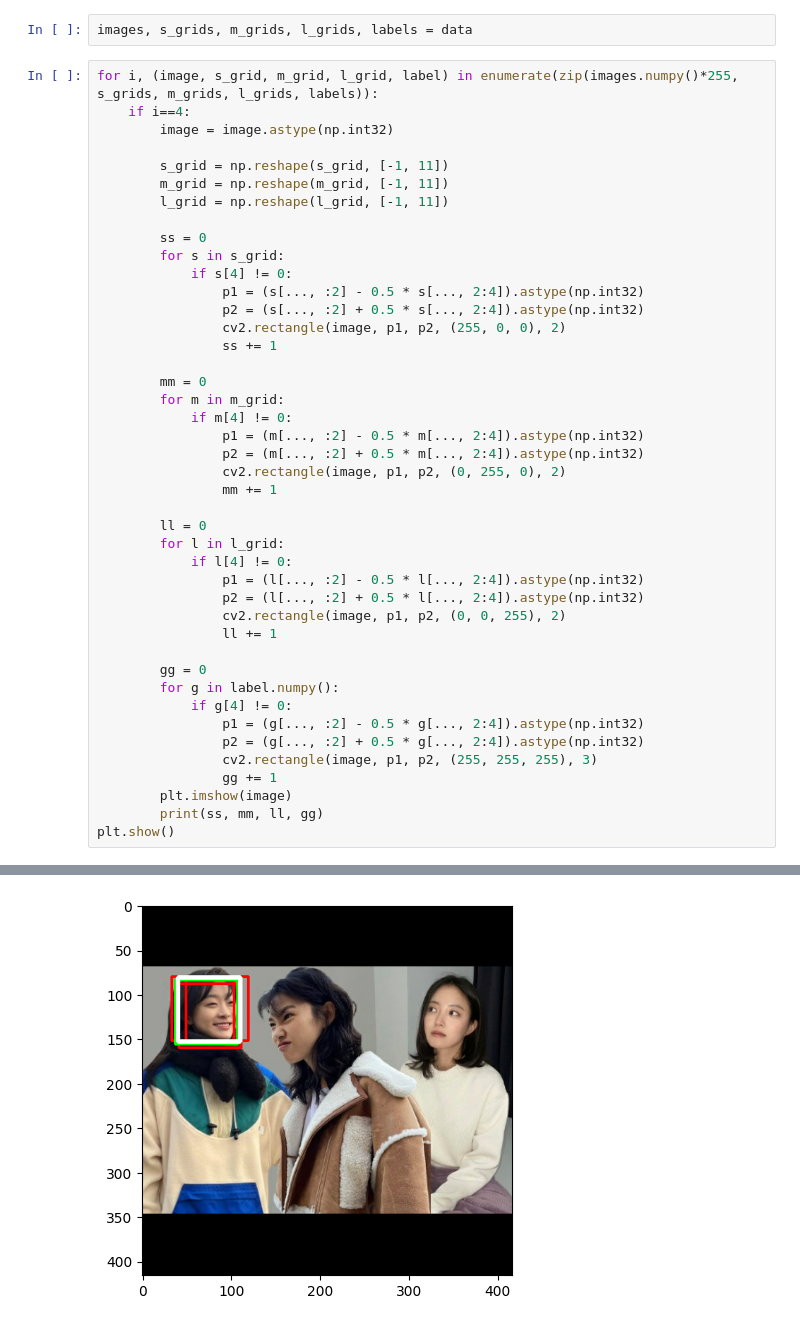
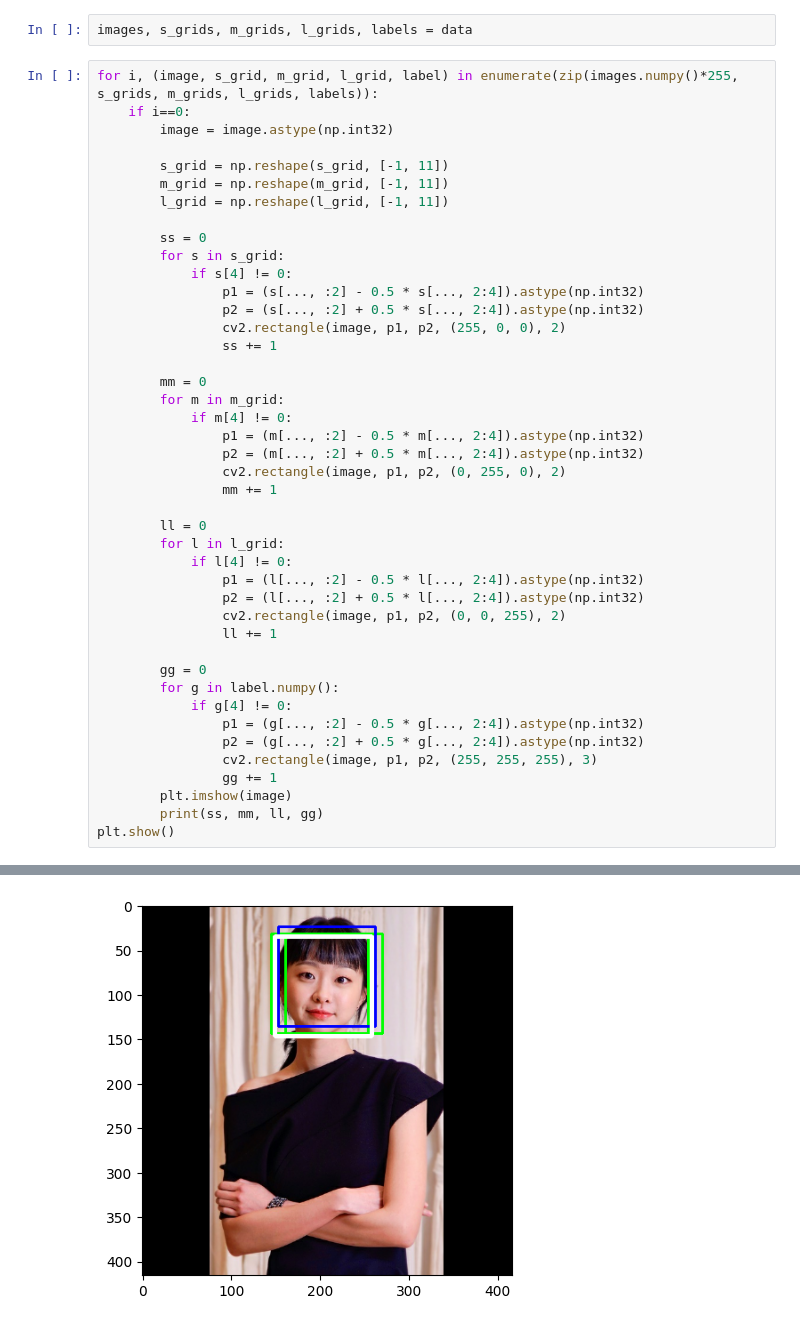
Before and after one commit to kongbuhaja/YOLO_v4, a Jupyter notebook: test_home.ipynb, the cells around one changed output, grey strips where cells are left out. Saved outputs shown, nothing was run; the diff lists cells and outputs as text.

```diff
--- a/test_home.ipynb
+++ b/test_home.ipynb
@@ -47,7 +36,7 @@ data = next(iter(test_dataset))
 images, s_grids, m_grids, l_grids, labels = data
 # %%
 for i, (image, s_grid, m_grid, l_grid, label) in enumerate(zip(images.numpy()*255, s_grids, m_grids, l_grids, labels)):
-    if i==4:
+    if i==0:
         image = image.astype(np.int32)
 
         s_grid = np.reshape(s_grid, [-1, 11])
@@ -93 +82 @@ plt.show()
-[figure, old version]
+[figure, new version]
```
Also changed, not shown: parts of 12 cells of this notebook, 3 other files.
